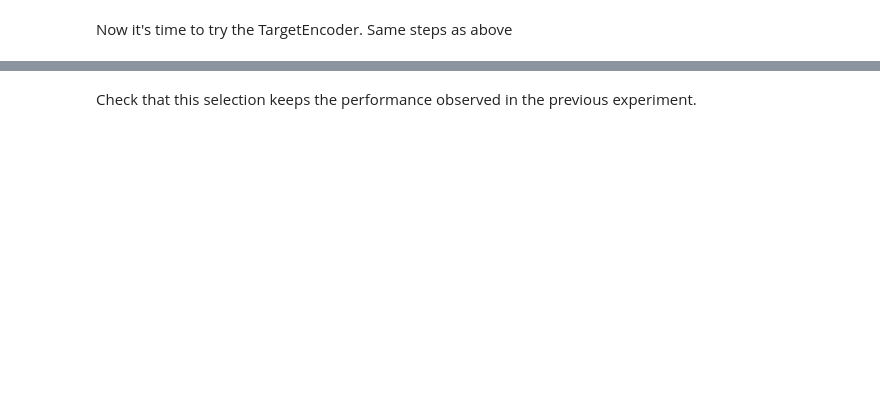
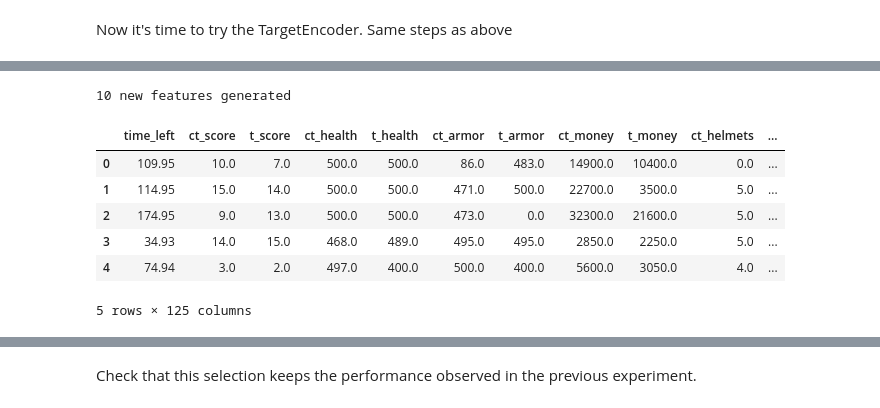
Before and after one commit to jacksomeone-92/ML2_Group_B, a Jupyter notebook: GroupB_CounterStrikeGO.ipynb, the cells around one changed output, grey strips where cells are left out. Cells and saved outputs as stored; diff of their text form; code cells hidden in the pictures; blank space fills up the shorter version.

```diff
--- a/GroupB_CounterStrikeGO.ipynb
+++ b/GroupB_CounterStrikeGO.ipynb
@@ -925,0 +800,14 @@ Use Random Forest Classifier to evaluate feature importance
+# %%
+df_copy_ohe['round'] = df_copy_ohe.ct_score + df_copy_ohe.t_score + 1
+df_copy_ohe['diff_health'] = df_copy_ohe.ct_health - df_copy_ohe.t_health
+df_copy_ohe['diff_armor'] = df_copy_ohe.ct_armor - df_copy_ohe.t_armor
+df_copy_ohe['diff_money'] = df_copy_ohe.ct_money - df_copy_ohe.t_money
+df_copy_ohe['diff_helmets'] = df_copy_ohe.ct_helmets - df_copy_ohe.t_helmets
+df_copy_ohe['diff_players_alive'] = df_copy_ohe.ct_players_alive - df_copy_ohe.t_players_alive
+df_copy_ohe['diff_sniper'] = df_copy_ohe[ct_sniper].sum(axis=1) - df_copy_ohe[t_sniper].sum(axis=1)
+df_copy_ohe['diff_heavy'] = df_copy_ohe[ct_heavy].sum(axis=1) - df_copy_ohe[t_heavy].sum(axis=1)
+df_copy_ohe['diff_assault'] = df_copy_ohe[ct_assault].sum(axis=1) - df_copy_ohe[t_assault].sum(axis=1)
+df_copy_ohe['diff_machinegun'] = df_copy_ohe[ct_machinegun].sum(axis=1) - df_copy_ohe[t_machinegun].sum(axis=1)
+df_copy_ohe['diff_shotgun'] = df_copy_ohe[ct_shotgun].sum(axis=1) - df_copy_ohe[t_shotgun].sum(axis=1)
+df_copy_ohe['diff_gun'] = df_copy_ohe[ct_gun].sum(axis=1) - df_copy_ohe[t_gun].sum(axis=1)
+df_copy_ohe['diff_grenade'] = df_copy_ohe[ct_grenade].sum(axis=1) - df_copy_ohe[t_grenade].sum(axis=1)
@@ -925,0 +863,24 @@ Use Random Forest Classifier to evaluate feature importance
+# %%
+gp_features = gp.transform(df_copy_ohe)
+print(f'{gp_features.shape[1]} new features generated')
+# %% [output]
+10 new features generated
+# %%
+# Build a dataframe from the set of best new features generated.
+new_dataframe = pd.DataFrame(gp_features)
+# Set the name of the dataframe columns as 'gp#' where # is a number.
+new_dataframe.columns = ['gp{}'.format(i) for i in range(len(list(new_dataframe)))]
+
+# Add the new dataframe as new columns of my dataset
+df_copy_ohe = pd.concat([df_copy_ohe, new_dataframe], axis=1)
+
+# Show it
+df_copy_ohe.head()
+# %% [output]
+|  | time_left | ct_score | t_score | ct_health | t_health | ct_armor | t_armor | ct_money | t_money | ct_helmets | ... |
+| 0 | 109.95 | 10.0 | 7.0 | 500.0 | 500.0 | 86.0 | 483.0 | 14900.0 | 10400.0 | 0.0 | ... |
+| 1 | 114.95 | 15.0 | 14.0 | 500.0 | 500.0 | 471.0 | 500.0 | 22700.0 | 3500.0 | 5.0 | ... |
+| 2 | 174.95 | 9.0 | 13.0 | 500.0 | 500.0 | 473.0 | 0.0 | 32300.0 | 21600.0 | 5.0 | ... |
+| 3 | 34.93 | 14.0 | 15.0 | 468.0 | 489.0 | 495.0 | 495.0 | 2850.0 | 2250.0 | 5.0 | ... |
+| 4 | 74.94 | 3.0 | 2.0 | 497.0 | 400.0 | 500.0 | 400.0 | 5600.0 | 3050.0 | 4.0 | ... |
+5 rows × 125 columns
```
Also changed, not shown: parts of 117 cells of this notebook, 3 other files.
